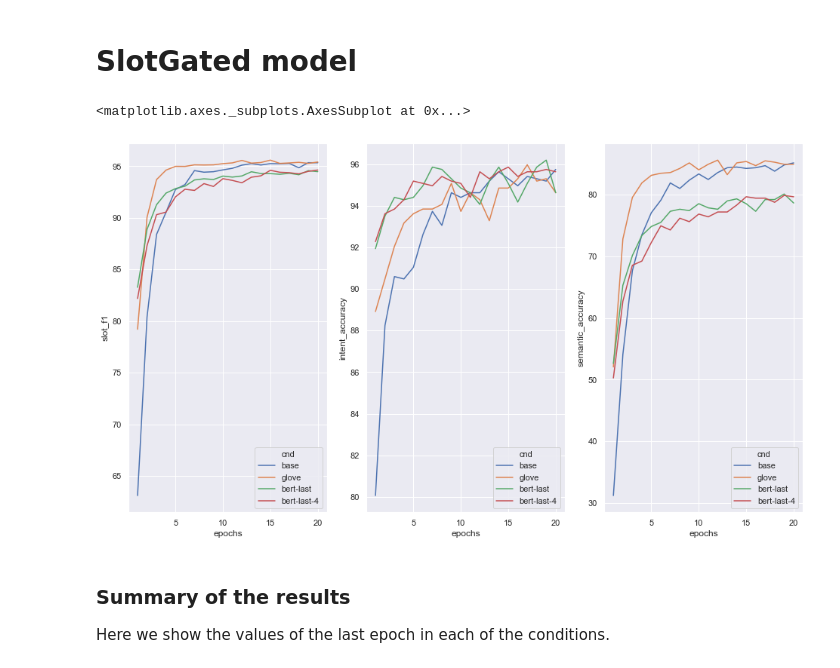
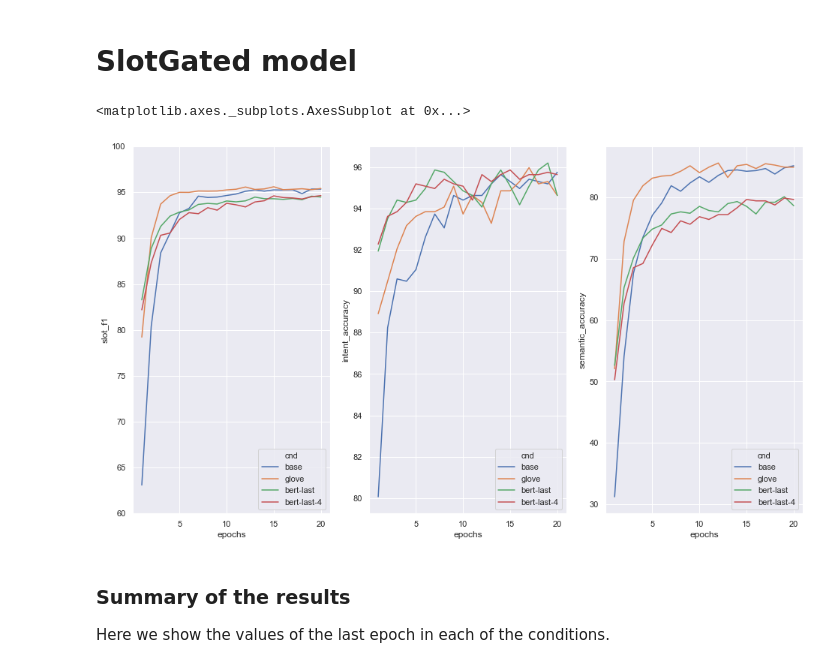
Before and after one commit to jorgeramirez/ca-project, a Jupyter notebook: results/charts.ipynb, the cells around one changed output. Saved outputs shown, nothing was run; the diff lists cells and outputs as text; code cells hidden in the pictures.

Commit message:
minor change to the charts
Signed-off-by: Jorge Ramírez <jorgeramirez1990@gmail.com>

```diff
--- a/results/charts.ipynb
+++ b/results/charts.ipynb
@@ -19,13 +19,13 @@ We ran each model under the following conditions:
 - **bert-last-4**, using BERT to generate the embeddings. Here, we use the [sum of the last 4 layers of BERT](https://towardsdatascience.com/nlp-extract-contextualized-word-embeddings-from-bert-keras-tf-67ef29f60a7b) to get the embeddings.
 # %%
 def get_df_all(model):
-    df_sfid_base = pd.read_csv(f"results/{model}.base.csv")
+    df_sfid_base = pd.read_csv(f"./{model}.base.csv")
     df_sfid_base["cnd"] = "base"
-    df_sfid_glove = pd.read_csv(f"results/{model}.glove.csv")
+    df_sfid_glove = pd.read_csv(f"./{model}.glove.csv")
     df_sfid_glove["cnd"] = "glove"
-    df_sfid_bert = pd.read_csv(f"results/{model}.bert-last.csv")
+    df_sfid_bert = pd.read_csv(f"./{model}.bert-last.csv")
     df_sfid_bert["cnd"] = "bert-last"
-    df_sfid_bert_4 = pd.read_csv(f"results/{model}.bert-last-4.csv")
+    df_sfid_bert_4 = pd.read_csv(f"./{model}.bert-last-4.csv")
     df_sfid_bert_4["cnd"] = "bert-last-4"
     df_all = pd.concat([df_sfid_base, df_sfid_glove, df_sfid_bert, df_sfid_bert_4])
     df_all["model"] = model
@@ -44,14 +44,18 @@ df_all = pd.concat([df_all_sfid, df_all_slot])
 fig = plt.figure(figsize=(16,9))
 fig.subplots_adjust(hspace=0.2, wspace=0.2)
 
-def plot_metric(df, model, metric, row, pos):
+def plot_metric(df, model, metric, row, pos, ylim=None):
     ax = fig.add_subplot(row, 3, pos)
+
+    if ylim:
+        ax.set_ylim(ylim[0], ylim[1])
+
     return sns.lineplot(ax=ax, x="epochs", y=metric,
                         data=df[(df.split == "test") & (df.model == model)],
                         hue="cnd")
 
 
-plot_metric(df_all, "sfid", "slot_f1", row=1, pos=1)
+plot_metric(df_all, "sfid", "slot_f1", row=1, pos=1, ylim=[75, 100])
 plot_metric(df_all, "sfid", "intent_accuracy", row=1, pos=2)
 plot_metric(df_all, "sfid", "semantic_accuracy", row=1, pos=3)
 # %% [output]
@@ -116,13 +120,13 @@ get_summary_best("sfid")
 # %%
 fig = plt.figure(figsize=(16,9))
 fig.subplots_adjust(hspace=0.2, wspace=0.2)
 
-plot_metric(df_all, "slot-gated", "slot_f1", row=1, pos=1)
+plot_metric(df_all, "slot-gated", "slot_f1", row=1, pos=1, ylim=[60, 100])
 plot_metric(df_all, "slot-gated", "intent_accuracy", row=1, pos=2)
 plot_metric(df_all, "slot-gated", "semantic_accuracy", row=1, pos=3)
 # %% [output]
 <matplotlib.axes._subplots.AxesSubplot at 0x...>
-[figure, old version]
+[figure, new version]
 # %% [markdown]
 ### Summary of the results
 
```
Also changed, not shown: parts of 1 cell of this notebook, 2 other files.
